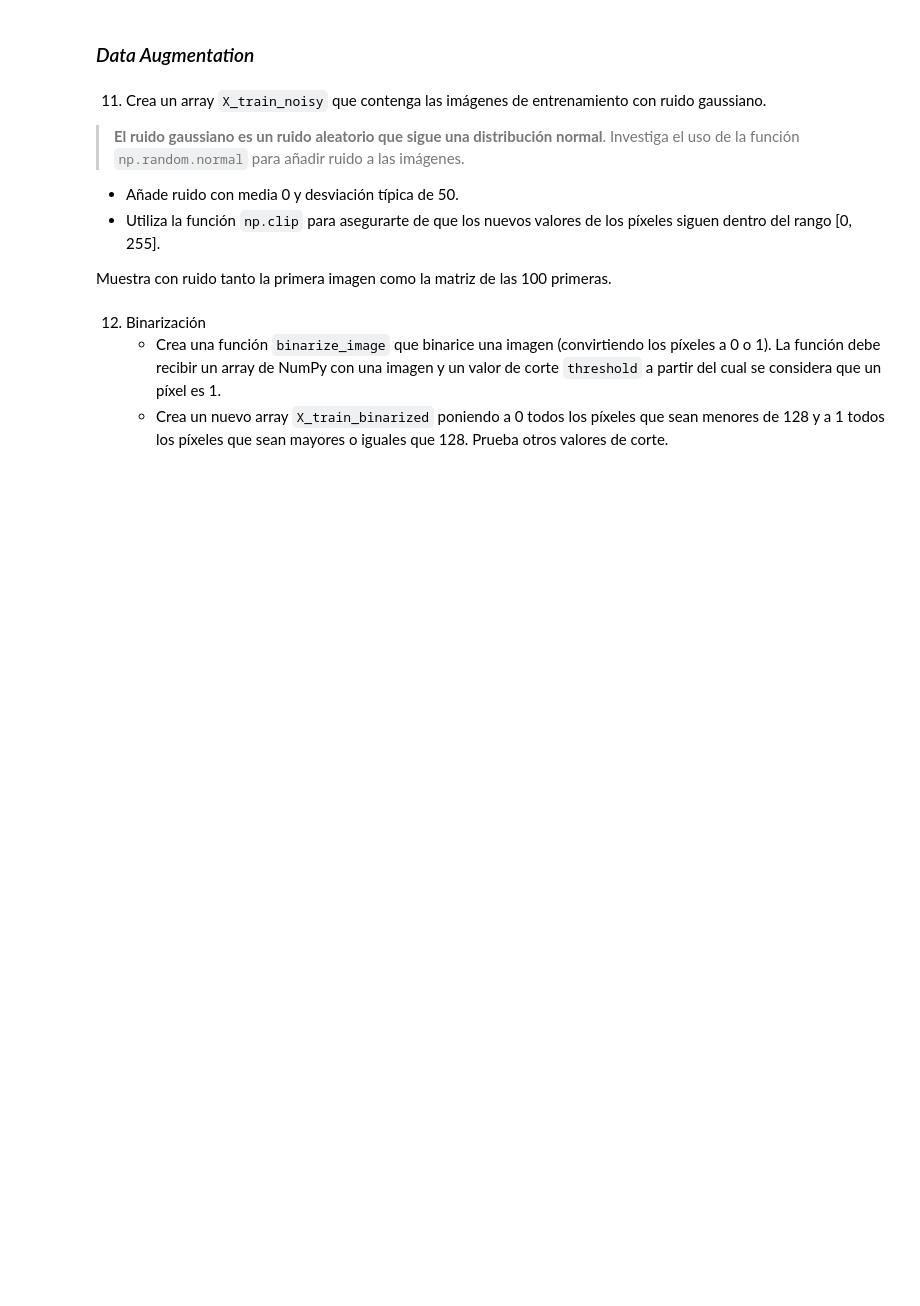
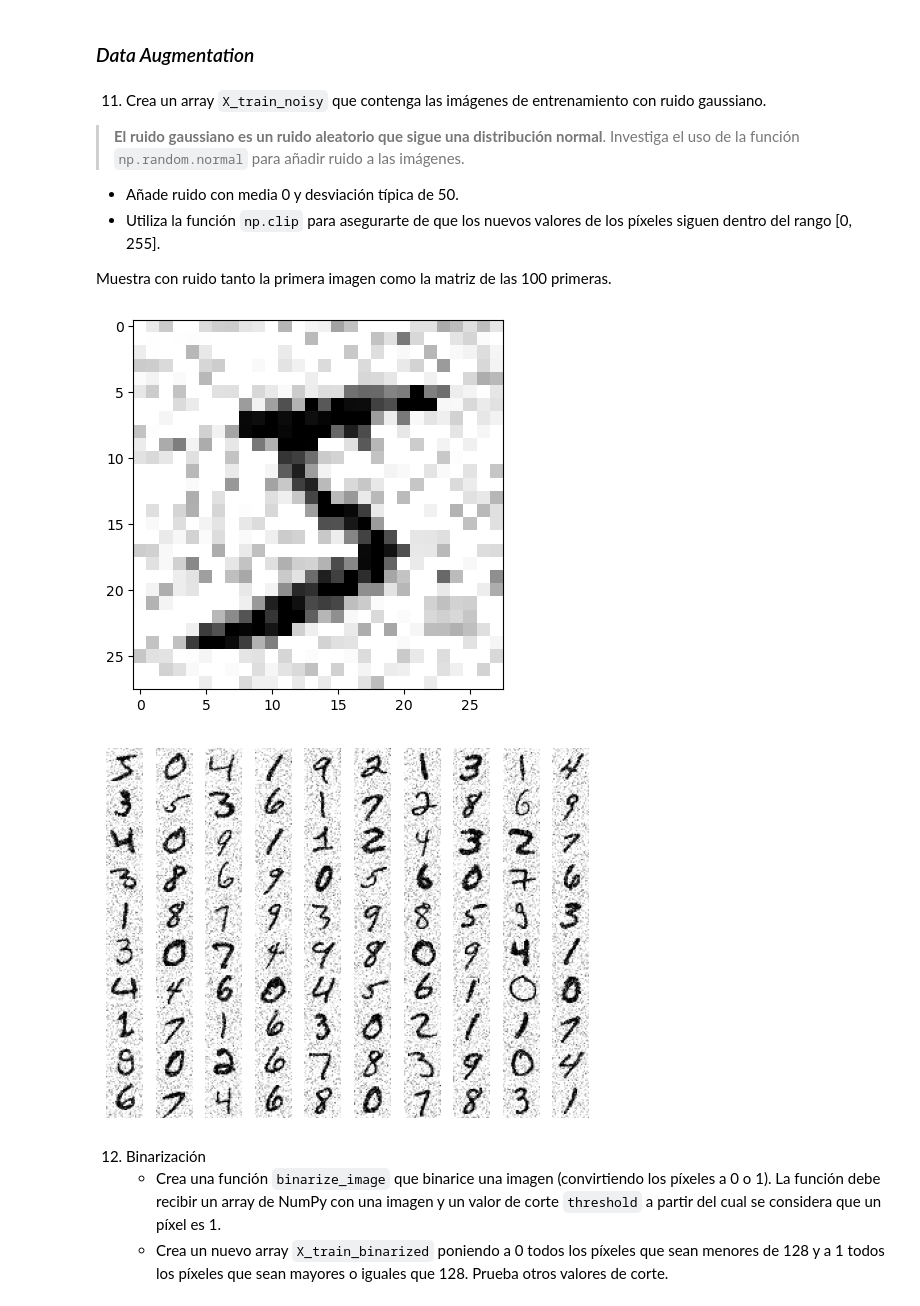
Before and after one commit to Mariorb88/pia, a Jupyter notebook: tarea5.ipynb, the cells around one changed output. Cells and saved outputs as stored; diff of their text form; code cells hidden in the pictures; blank space fills up the shorter version.

```diff
--- a/tarea5.ipynb
+++ b/tarea5.ipynb
@@ -292,6 +292,19 @@ True
 - Utiliza la función `np.clip` para asegurarte de que los nuevos valores de los píxeles siguen dentro del rango [0, 255].
 
 Muestra con ruido tanto la primera imagen como la matriz de las 100 primeras.
+# %%
+ruido = np.random.normal(loc=0, scale=50, size=X_train.shape)
+
+X_train_noisy = X_train + ruido
+
+X_train_noisy = X_train_noisy.clip(0, 255)
+
+plot_image(X_train_noisy[0])
+
+print_matrix_first_100(X_train_noisy)
+# %% [output]
+[figure, added]
+[figure, added]
 # %% [markdown]
 12. Binarización
     - Crea una función `binarize_image` que binarice una imagen (convirtiendo los píxeles a 0 o 1). La función debe recibir un array de NumPy con una imagen y un valor de corte `threshold` a partir del cual se considera que un píxel es 1.
```
